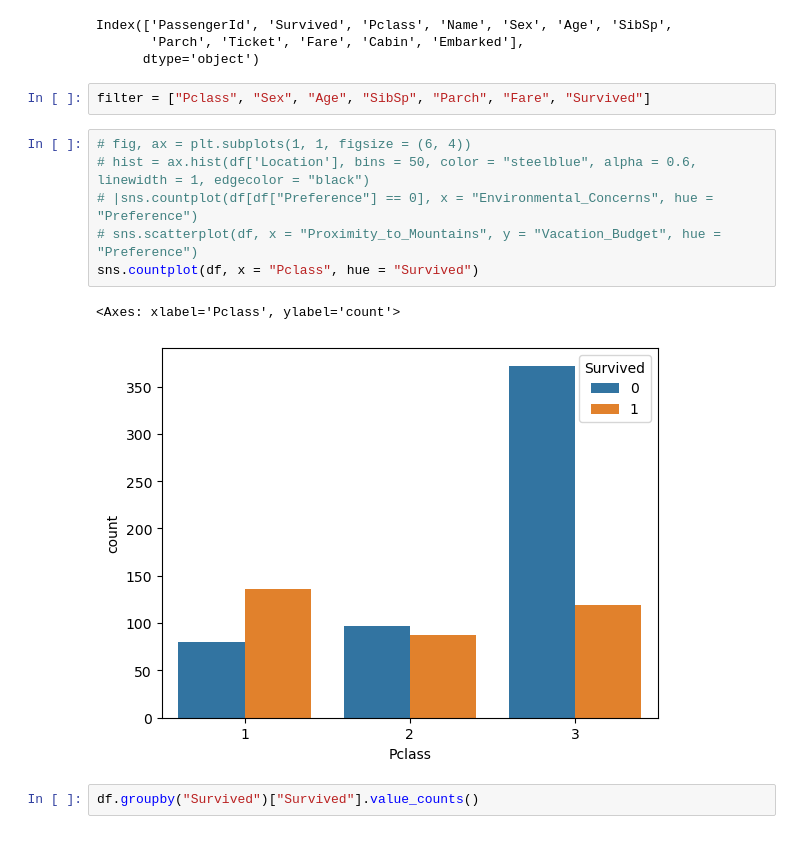
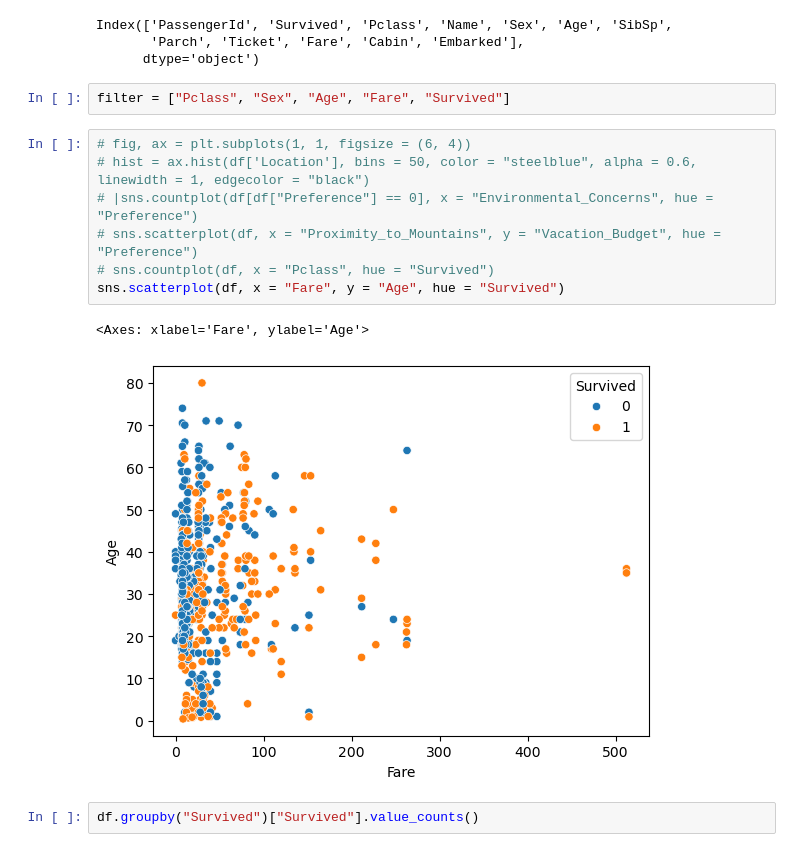
Before and after one commit to ellisterling/ellisterling.github.io, a Jupyter notebook: posts/newton/index.ipynb, the cells around one changed output. Cells and saved outputs as stored; diff of their text form.

```diff
--- a/posts/newton/index.ipynb
+++ b/posts/newton/index.ipynb
@@ -115,16 +121,17 @@ Index(['PassengerId', 'Survived', 'Pclass', 'Name', 'Sex', 'Age', 'SibSp',
        'Parch', 'Ticket', 'Fare', 'Cabin', 'Embarked'],
       dtype='object')
 # %%
-filter = ["Pclass", "Sex", "Age", "SibSp", "Parch", "Fare", "Survived"]
+filter = ["Pclass", "Sex", "Age", "Fare", "Survived"]
 # %%
 # fig, ax = plt.subplots(1, 1, figsize = (6, 4))
 # hist = ax.hist(df['Location'], bins = 50, color = "steelblue", alpha = 0.6, linewidth = 1, edgecolor = "black")
 # |sns.countplot(df[df["Preference"] == 0], x = "Environmental_Concerns", hue = "Preference")
 # sns.scatterplot(df, x = "Proximity_to_Mountains", y = "Vacation_Budget", hue = "Preference")
-sns.countplot(df, x = "Pclass", hue = "Survived")
+# sns.countplot(df, x = "Pclass", hue = "Survived")
+sns.scatterplot(df, x = "Fare", y = "Age", hue = "Survived")
 # %% [output]
-<Axes: xlabel='Pclass', ylabel='count'>
+<Axes: xlabel='Fare', ylabel='Age'>
-[figure, old version]
+[figure, new version]
 # %%
 df.groupby("Survived")["Survived"].value_counts()
 # %% [output]
```
Also changed, not shown: parts of 45 cells of this notebook, 22 other files.
